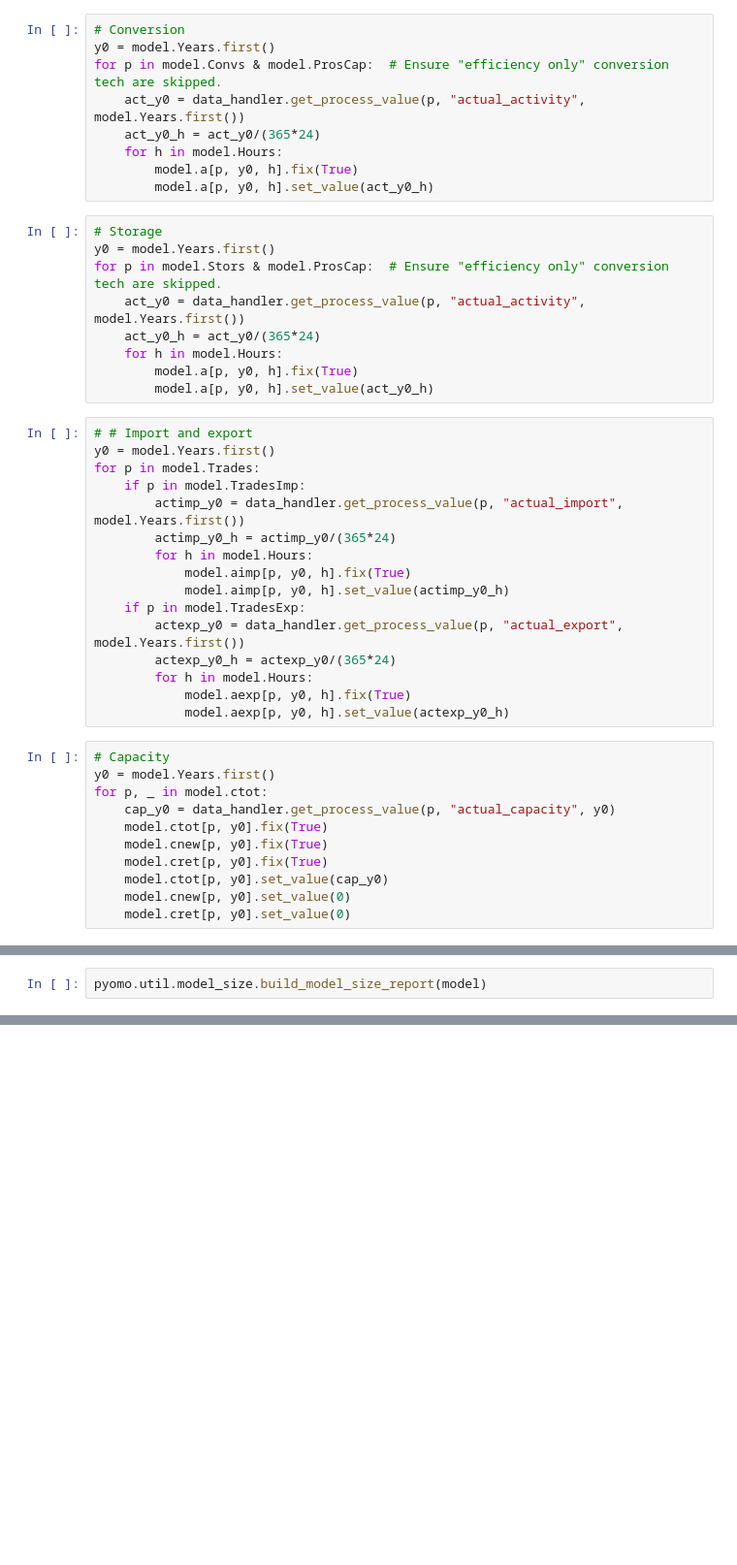
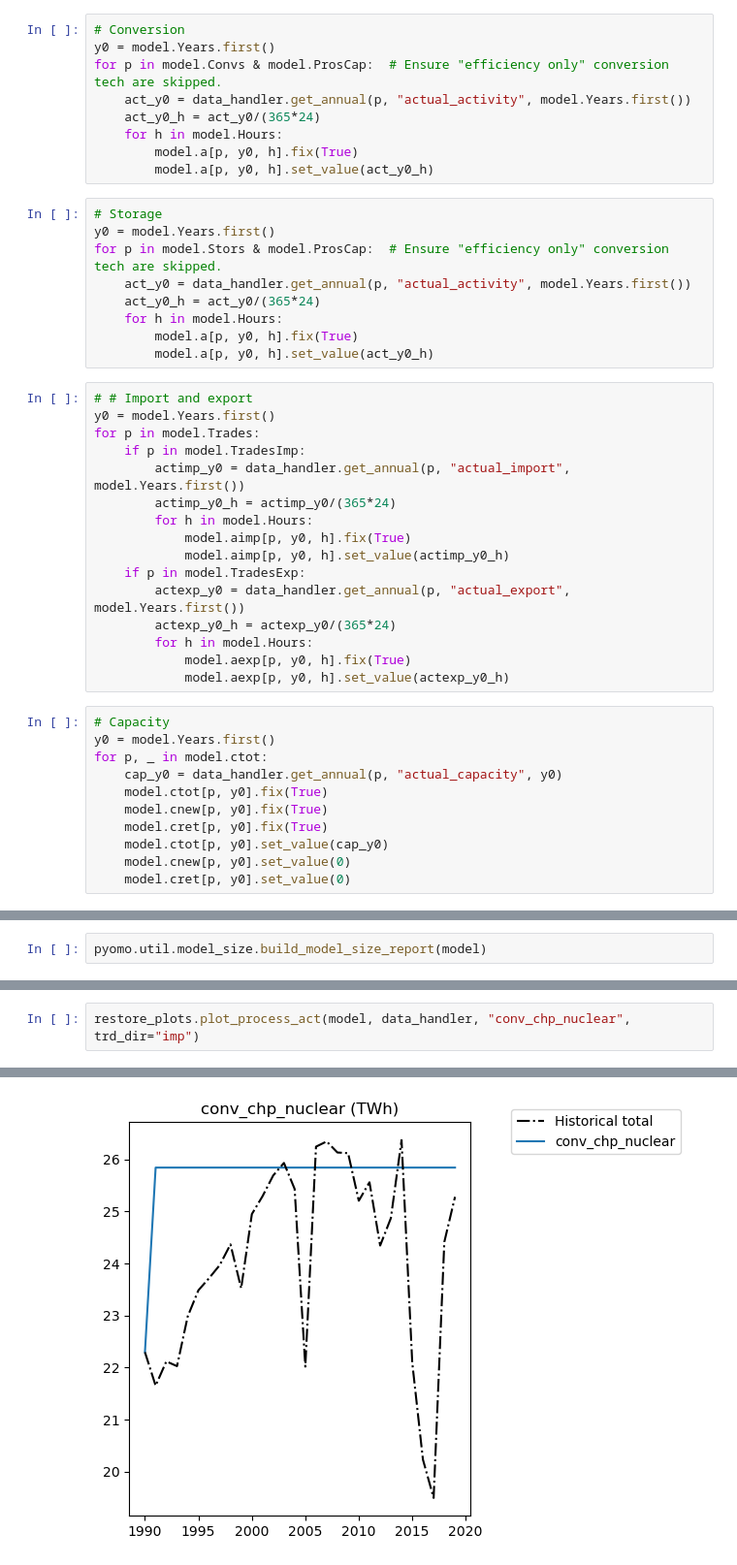
Before and after one commit to irm-codebase/RESTORE, a Jupyter notebook: restore_v1.ipynb, the cells around one changed output, grey strips where cells are left out. Shown at 97% size. Drawn from its saved outputs; the diff is of its cells as text; blank space fills up the shorter version.

```diff
--- a/restore_v1.ipynb
+++ b/restore_v1.ipynb
@@ -590,7 +589,7 @@ for y in model.Years-model.Y0:
 # Conversion
 y0 = model.Years.first()
 for p in model.Convs & model.ProsCap:  # Ensure "efficiency only" conversion tech are skipped.
-    act_y0 = data_handler.get_process_value(p, "actual_activity", model.Years.first())
+    act_y0 = data_handler.get_annual(p, "actual_activity", model.Years.first())
     act_y0_h = act_y0/(365*24)
     for h in model.Hours:
         model.a[p, y0, h].fix(True)
@@ -599,7 +598,7 @@ for p in model.Convs & model.ProsCap:  # Ensure "efficiency only" conversion tec
 # Storage
 y0 = model.Years.first()
 for p in model.Stors & model.ProsCap:  # Ensure "efficiency only" conversion tech are skipped.
-    act_y0 = data_handler.get_process_value(p, "actual_activity", model.Years.first())
+    act_y0 = data_handler.get_annual(p, "actual_activity", model.Years.first())
     act_y0_h = act_y0/(365*24)
     for h in model.Hours:
         model.a[p, y0, h].fix(True)
@@ -609,13 +608,13 @@ for p in model.Stors & model.ProsCap:  # Ensure "efficiency only" conversion tec
 y0 = model.Years.first()
 for p in model.Trades:
     if p in model.TradesImp:
-        actimp_y0 = data_handler.get_process_value(p, "actual_import", model.Years.first())
+        actimp_y0 = data_handler.get_annual(p, "actual_import", model.Years.first())
         actimp_y0_h = actimp_y0/(365*24)
         for h in model.Hours:
             model.aimp[p, y0, h].fix(True)
             model.aimp[p, y0, h].set_value(actimp_y0_h)
     if p in model.TradesExp:
-        actexp_y0 = data_handler.get_process_value(p, "actual_export", model.Years.first())
+        actexp_y0 = data_handler.get_annual(p, "actual_export", model.Years.first())
         actexp_y0_h = actexp_y0/(365*24)
         for h in model.Hours:
             model.aexp[p, y0, h].fix(True)
@@ -624,7 +623,7 @@ for p in model.Trades:
 # Capacity
 y0 = model.Years.first()
 for p, _ in model.ctot:
-    cap_y0 = data_handler.get_process_value(p, "actual_capacity", y0)
+    cap_y0 = data_handler.get_annual(p, "actual_capacity", y0)
     model.ctot[p, y0].fix(True)
     model.cnew[p, y0].fix(True)
     model.cret[p, y0].fix(True)
@@ -716,0 +710,3 @@ model.write("debug.lp", format="lp", io_options={"symbolic_solver_labels": True}
+# %%
+restore_plots.plot_process_act(model, data_handler, "conv_chp_nuclear", trd_dir="imp")
+# %% [output]
@@ -716,0 +714 @@ model.write("debug.lp", format="lp", io_options={"symbolic_solver_labels": True}
+[figure, added]
```
Also changed, not shown: parts of 46 cells of this notebook, 8 other files.
